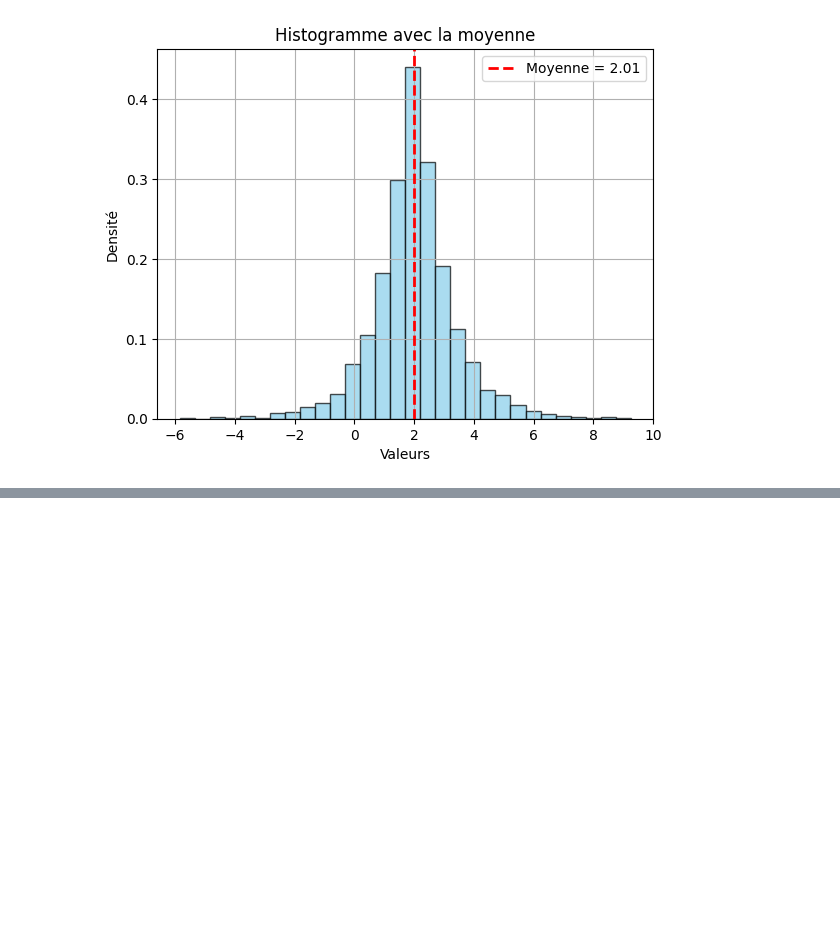
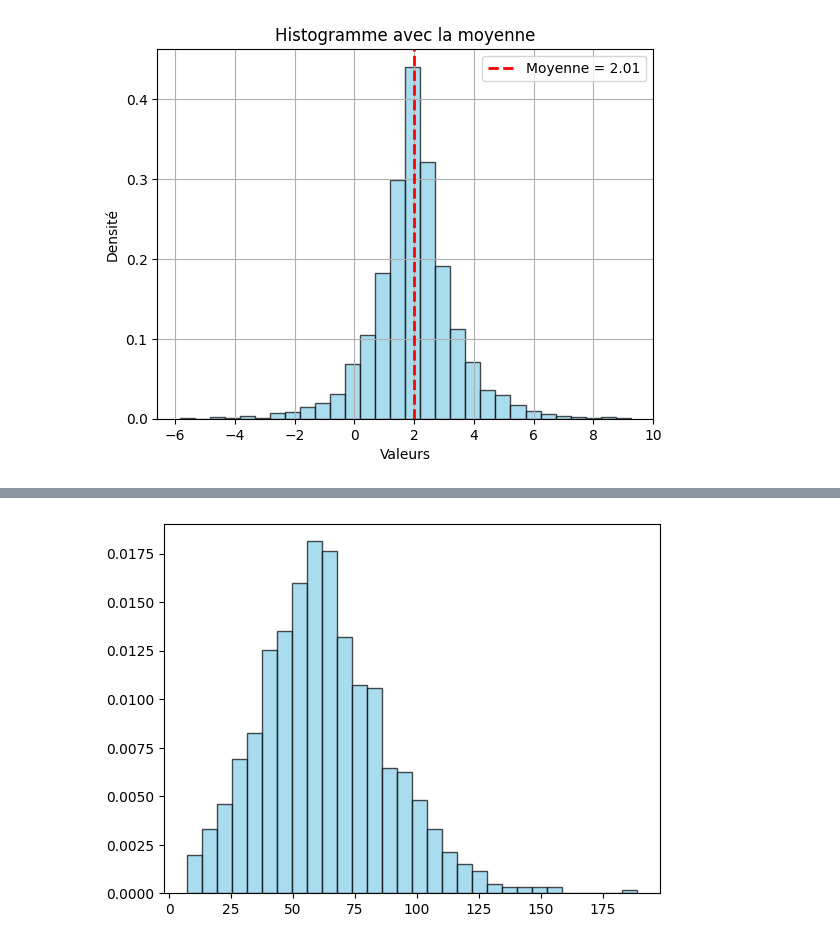
Before and after one commit to MohamedKeteb/Coupling_ESS, a Jupyter notebook: simu_MH.ipynb, the cells around one changed output, grey strips where cells are left out. Cells and saved outputs as stored; diff of their text form; code cells hidden in the pictures; blank space fills up the shorter version.

```diff
--- a/simu_MH.ipynb
+++ b/simu_MH.ipynb
@@ -97,0 +121,6 @@ plt.show()
+# %%
+
+plt.hist(np.array(meet_times)-L, bins=30, density=True, alpha=0.7, color='skyblue', edgecolor='black')
+plt.show()
+# %% [output]
+[figure, added]
```
Also changed, not shown: parts of 4 cells of this notebook.
